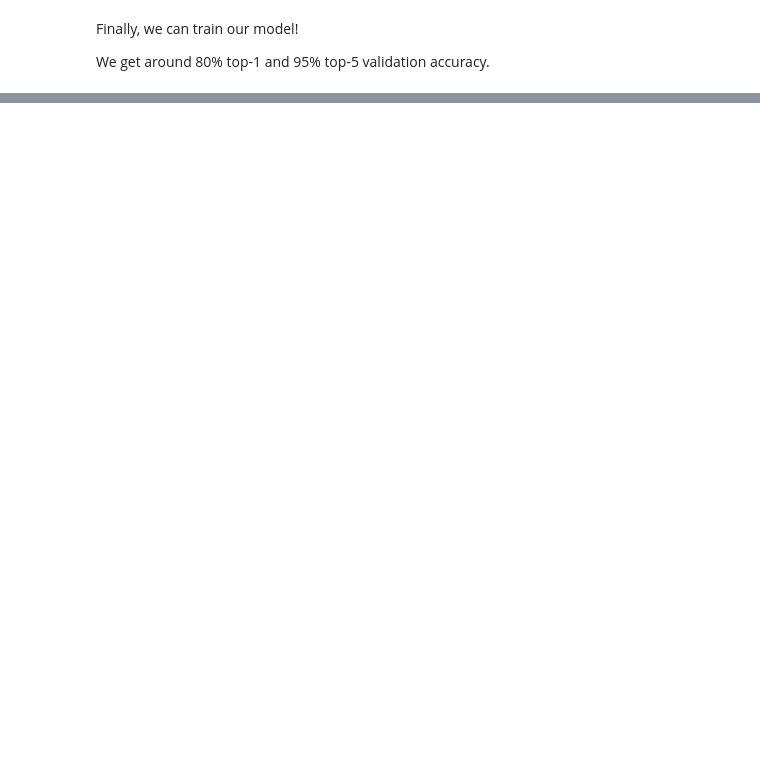
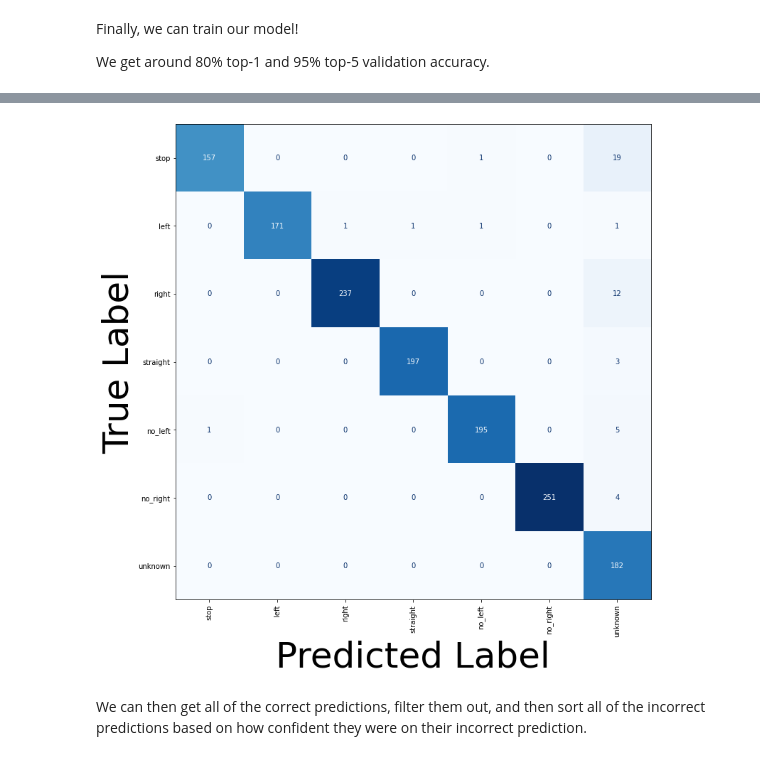
Before and after one commit to ducnguyenhuynh/via-trafficsign-classification, a Jupyter notebook: resnet/Tutorial.ipynb, the cells around one changed output, grey strips where cells are left out. Cells and saved outputs as stored; diff of their text form; code cells hidden in the pictures; blank space fills up the shorter version.

```diff
--- a/resnet/Tutorial.ipynb
+++ b/resnet/Tutorial.ipynb
@@ -456,0 +460,7 @@ Epoch: 08 | Epoch Time: 0m 29s
+# %%
+model.load_state_dict(torch.load('tut5-model.pt'))
+
+test_loss, test_acc_1, test_acc_5 = evaluate(model, test_iterator, criterion, device)
+
+print(f'Test Loss: {test_loss:.3f} | Test Acc @1: {test_acc_1*100:6.2f}% | ' \
+      f'Test Acc @5: {test_acc_5*100:6.2f}%')
@@ -456,0 +504,23 @@ Epoch: 08 | Epoch Time: 0m 29s
+# %%
+images, labels, probs = get_predictions(model, test_iterator)
+# %%
+pred_labels = torch.argmax(probs, 1)
+# %%
+def plot_confusion_matrix(labels, pred_labels, classes):
+
+    fig = plt.figure(figsize = (15, 15));
+    ax = fig.add_subplot(1, 1, 1);
+    cm = confusion_matrix(labels, pred_labels);
+    cm = ConfusionMatrixDisplay(cm, display_labels = classes);
+    cm.plot(values_format = 'd', cmap = 'Blues', ax = ax)
+    fig.delaxes(fig.axes[1]) #delete colorbar
+    plt.xticks(rotation = 90)
+    plt.xlabel('Predicted Label', fontsize = 50)
+    plt.ylabel('True Label', fontsize = 50)
+# %%
+classes = ['stop','left','right','straight','no_left','no_right','unknown']
+plot_confusion_matrix(labels, pred_labels, classes)
+# %% [output]
+[figure, added]
+# %% [markdown]
+We can then get all of the correct predictions, filter them out, and then sort all of the incorrect predictions based on how confident they were on their incorrect prediction.
```
Also changed, not shown: parts of 14 cells of this notebook, 9 other files.
